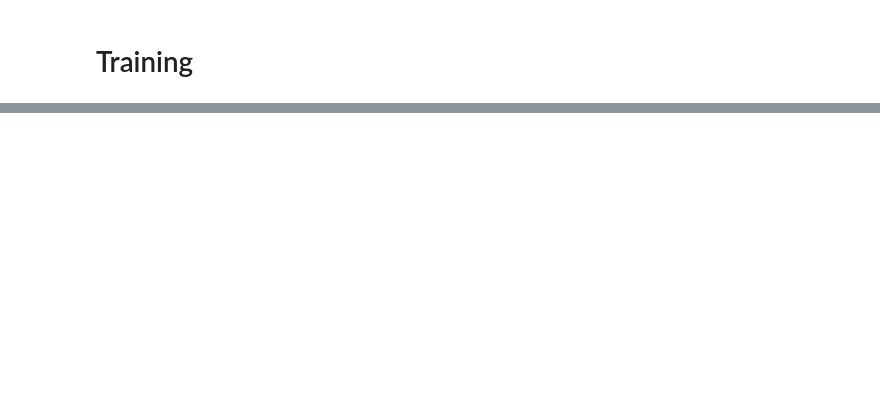
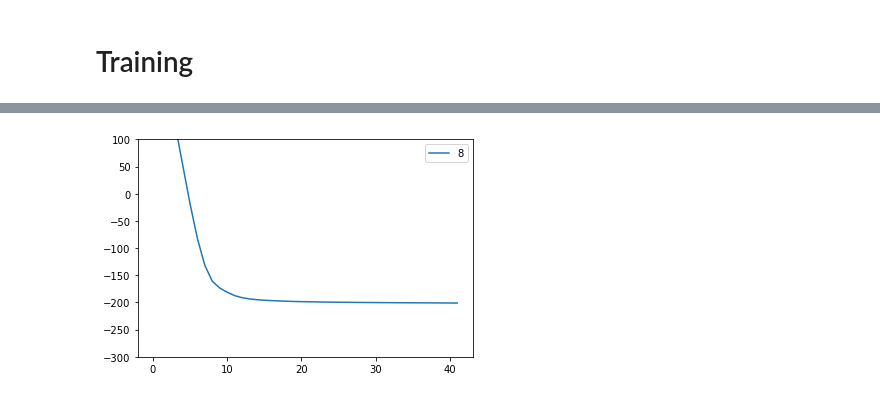
Before and after one commit to YueYao-bot/Waymo_Motion_Analyse, a Jupyter notebook: agt_traj_analyse.ipynb, the cells around one changed output, grey strips where cells are left out. Saved outputs shown, nothing was run; the diff lists cells and outputs as text; code cells hidden in the pictures; blank space fills up the shorter version.

Commit message:
model selection for agent trajectories works

```diff
--- a/agt_traj_analyse.ipynb
+++ b/agt_traj_analyse.ipynb
@@ -233,11 +236,11 @@ class DataProcessor(object):
         return next(iter(self.loaded_dataset))
 # %%
 BATCH_SIZE = 1024
-EPOCHS = 100
-lr = 1e-4
+EPOCHS = 50
+lr = 5e-3
 
 original_num_points_in_one_traj = 91
-num_points_in_one_traj = 91
+num_points_in_one_traj = 51
 # %%
 with open("data/agt_trajs_" + str(num_points_in_one_traj) + "_json/agt_trajs_select_non_outlier_indicies.json", "r") as read_file:
     idx_trajs_select = json.load(read_file)
@@ -248,6 +251,6 @@ start_idx_dataset = generate_start_indicies_dataset("data/agt_trajs_" + str(num_
 combined_dataset = tf.data.Dataset.zip((list_dataset, start_idx_dataset))
 
 dataProcessor = DataProcessor(BATCH_SIZE, combined_dataset, num_points_in_one_traj)
-dataProcessor.load_process(shuffle = False)
+dataProcessor.load_process(shuffle = True)
 
 print(dataProcessor.loaded_dataset.__len__())
@@ -264,7 +291,8 @@ def build_mvn(alpha, beta_lon, beta_lat, phi_t, phi_d_lon, phi_d_lat, R, num_poi
         b_diag = tf.linalg.diag(tf.concat([b_lon, b_lat], axis = 1))
         cov = R @ b_diag @ tf.transpose(R, perm=[0, 2, 1]) + (phi_t @ alpha )  @ (tf.transpose(phi_t @ alpha, perm=[0, 2, 1]))
 
-        return tfd.MultivariateNormalFullCovariance(loc=tf.zeros((2*num_points)), scale_tril = tf.linalg.cholesky(cov))
+        return tfd.MultivariateNormalTriL(loc=tf.zeros((2*num_points), dtype = tf.float64), scale_tril = tf.linalg.cholesky(cov))
+        #return tfd.MultivariateNormalFullCovariance(loc=tf.zeros((2* num_points), dtype = tf.float64), covariance_matrix=cov)
 
     return tfp.experimental.util.DeferredModule(build_fn=mvn_from_alpha_beta, alpha=alpha, beta_lon=beta_lon, beta_lat=beta_lat,
                                                 phi_t = phi_t, phi_d_lon=phi_d_lon, phi_d_lat=phi_d_lat, R=R)
@@ -347,32 +384,38 @@ aic_scores = []
 A_list, B_list = [], []
 lr_schedules_ser = []
 optimizers_ser = []
-log_root_dir = 'logs/gradient_tape/agt_xy' + str(traj_len) + ''
 t_scale_factor = (num_points_in_one_traj-1) / 10 # The time duration of one trajectory
+log_root_dir = 'logs/gradient_tape/agt_xy_test' + str(num_points_in_one_traj) + '1_to_4th'
 nan_batches = []
 degrees = np.linspace(1, 8, 8, dtype=np.int16) # analyse polynomial from degree 1 to 8
-#degrees = [3,4,5]
+degrees = [1,2,3,4]
 for i_d, deg in enumerate(degrees):
     print('Trainig deg ',deg)
     model_losses = []
-    boundaries = [dataset.__len__().numpy()*100, dataset.__len__().numpy()*150]
-    #values = [0.001, 0.0005, 1e-4]
-    values = [0.005, 0.001, 5e-4]
+    if deg <= 4:
+        boundaries = [dataProcessor.loaded_dataset.__len__().numpy()*40, dataProcessor.loaded_dataset.__len__().numpy()*70]
+        values = [0.001, 1e-4, 5e-5]
+    else:
+        boundaries = [dataProcessor.loaded_dataset.__len__().numpy()*20, dataProcessor.loaded_dataset.__len__().numpy()*70]
+        values = [2e-3, 2e-4, 5e-5]
+    #boundaries = [dataProcessor.loaded_dataset.__len__().numpy()*40, dataProcessor.loaded_dataset.__len__().numpy()*70]
+
+    #values = [0.005, 0.001, 5e-4]
     lr_schedule = tf.keras.optimizers.schedules.PiecewiseConstantDecay(boundaries, values)
-    optimizer = tf.keras.optimizers.Adam(learning_rate=lr_schedule)
+    optimizer = tf.keras.optimizers.Adam(learning_rate=5e-3)
 
     lr_schedules_ser.append(tf.keras.optimizers.schedules.serialize(lr_schedule))
     optimizers_ser.append(tf.keras.optimizers.serialize(optimizer))
 
-    A = tf.Variable(np.random.randn(2*(deg), 2*(deg))* 1e-1, dtype=tf.float32, name='alpha') # Model uncertainty
-    B_lon = tf.Variable(np.random.randn(3, 1), dtype=tf.float32, name='beta_lon')
-    B_lat =  tf.Variable(np.random.randn(3, 1), dtype=tf.float32, name='beta_lat')
+    A = tf.Variable(np.random.randn(2*(deg), 2*(deg))* 1e-1, dtype=tf.float64, name='alpha') # Model uncertainty
+    B_lon = tf.Variable(np.random.randn(3, 1), dtype=tf.float64, name='beta_lon')
+    B_lat =  tf.Variable(np.random.randn(3, 1), dtype=tf.float64, name='beta_lat')
 
     train_log_dir = log_root_dir + '/deg_' + str(deg)
     train_summary_writer = tf.summary.create_file_writer(train_log_dir)
 
-    model_losses, best_epoch_loss, best_epoch, best_alpha, best_beta_lon, best_beta_lat = train(alpha=A, beta_lon=B_lon, beta_lat=B_lat, opti=optimizer,
-                                                     epochs = EPOCHS, data_loader=dataProcessor.loaded_dataset, tf_summary_writer = train_summary_writer, verbose = False, early_stop=False)
+    best_epoch_loss, best_epoch, best_alpha, best_beta_lon, best_beta_lat = train(alpha=A, beta_lon=B_lon, beta_lat=B_lat, opti=optimizer,
+                                                     epochs = EPOCHS, data_loader=dataProcessor.loaded_dataset, model_losses = model_losses, tf_summary_writer = train_summary_writer, verbose = False, early_stop=False)
 
     # Add loss
     losses.append(model_losses)
@@ -400,0 +455,4 @@ for i_d, deg in enumerate(degrees):
+# %%
+fig,ax = plot_losses([model_losses], degrees = degrees, y_lim=[-300, 100])
+# %% [output]
+[figure, added]
```
Also changed, not shown: parts of 16 cells of this notebook.
